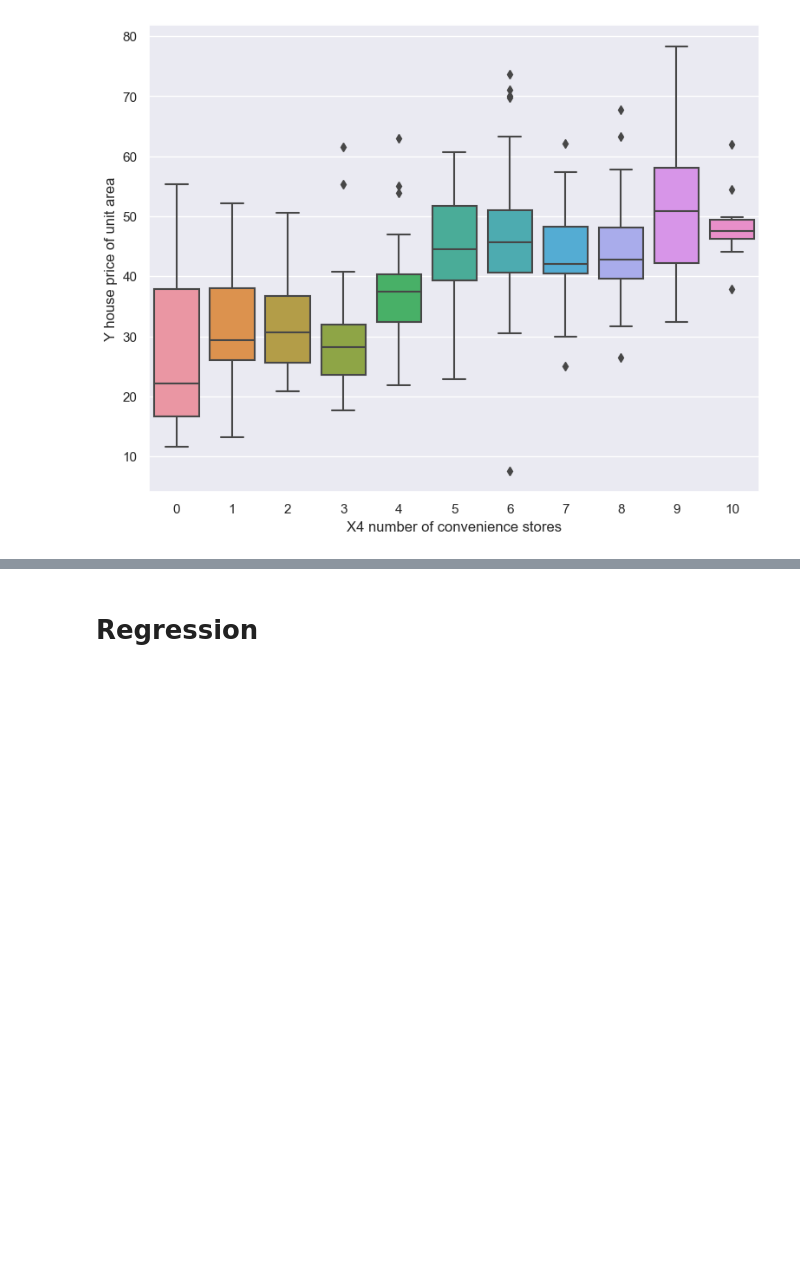
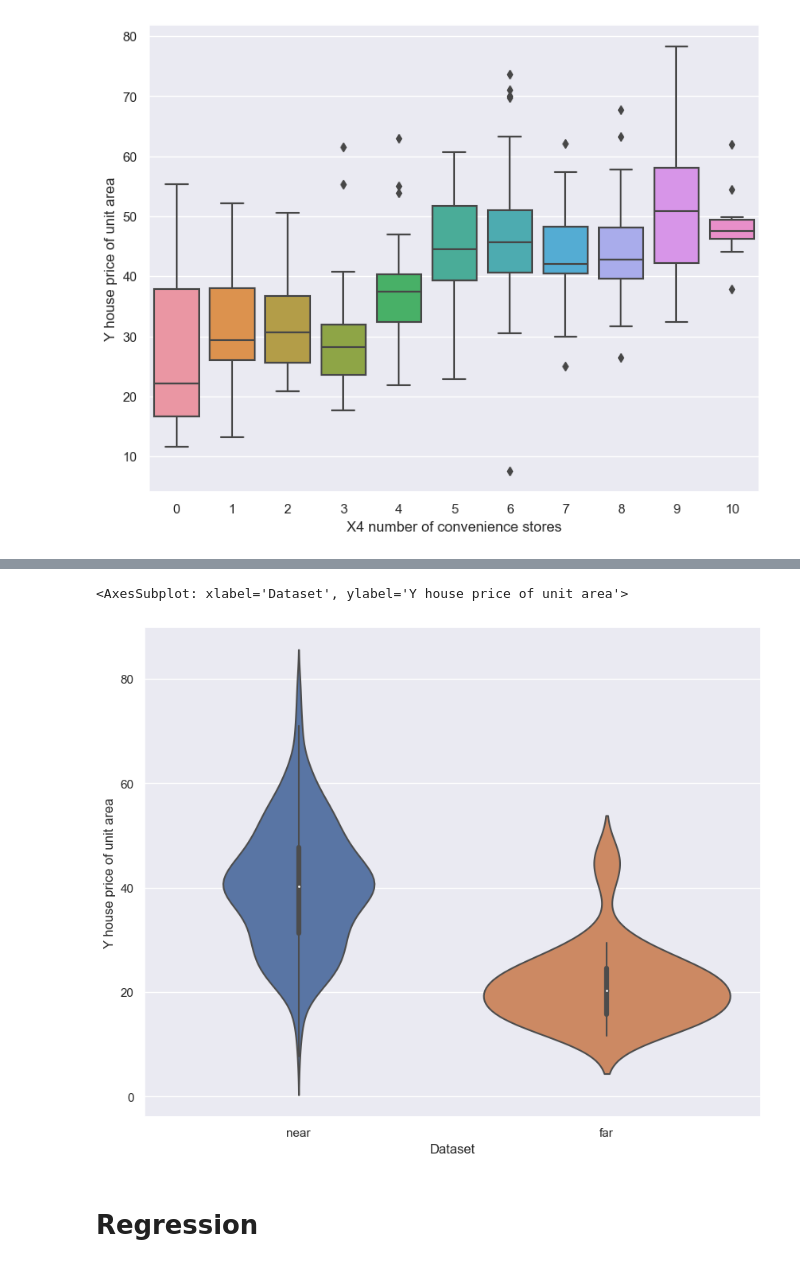
Before and after one commit to pooyanosk1382/ML, a Jupyter notebook: Assignment1/Real State/realState.ipynb, the cells around one changed output, grey strips where cells are left out. Drawn from its saved outputs; the diff is of its cells as text; code cells hidden in the pictures; blank space fills up the shorter version.

```diff
--- a/Assignment1/Real State/realState.ipynb
+++ b/Assignment1/Real State/realState.ipynb
@@ -301,3 +324,10 @@ plt.show()
+# %%
+fig, ax = plt.subplots(figsize=(10, 8))
+sns.set(style="darkgrid")
+sns.violinplot(x='Dataset', y='Y house price of unit area', data=merged_df)
+# %% [output]
+<AxesSubplot: xlabel='Dataset', ylabel='Y house price of unit area'>
+[figure, added]
 # %% [markdown]
 # Regression
 # %%
```
Also changed, not shown: parts of 5 cells of this notebook.
